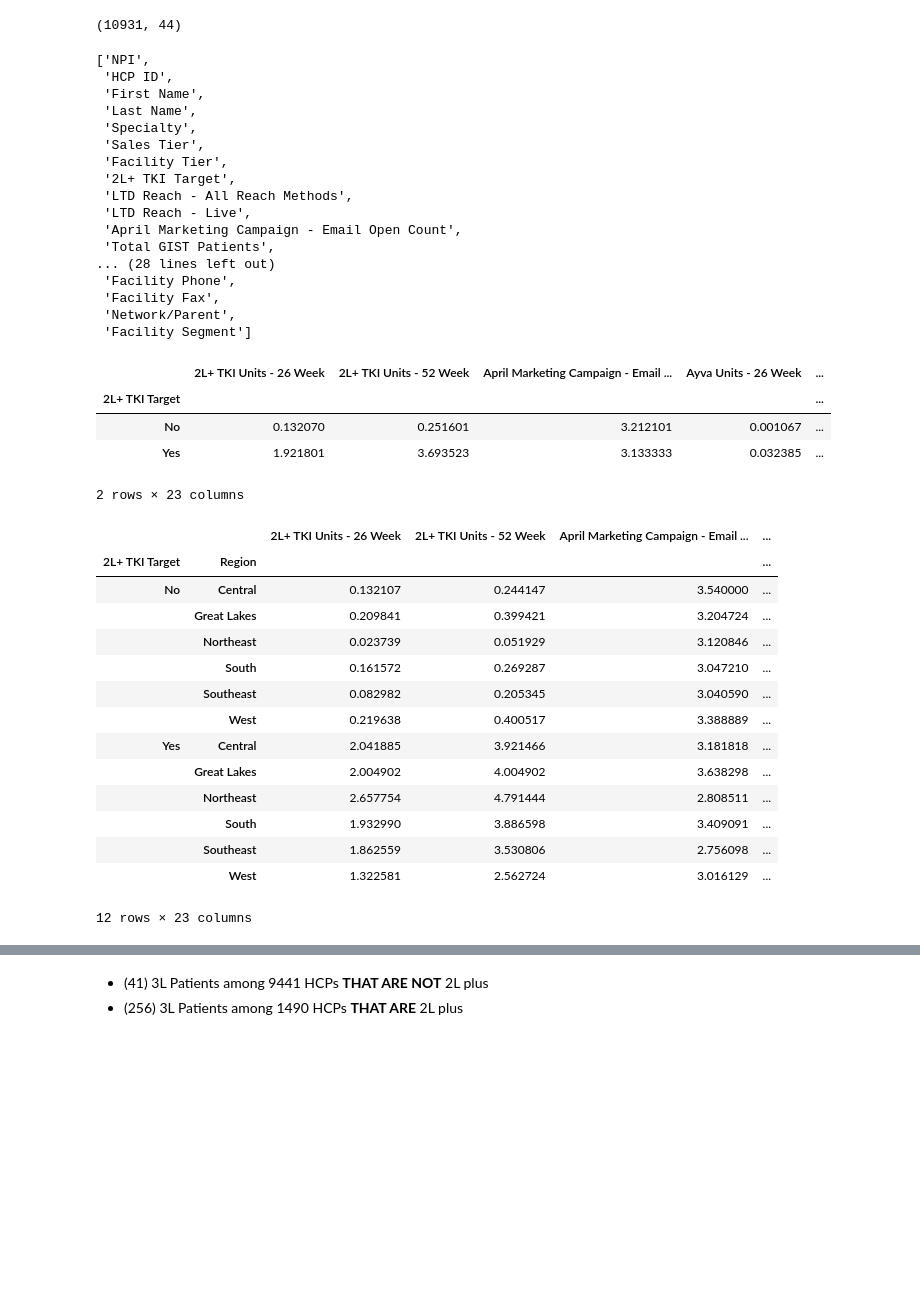
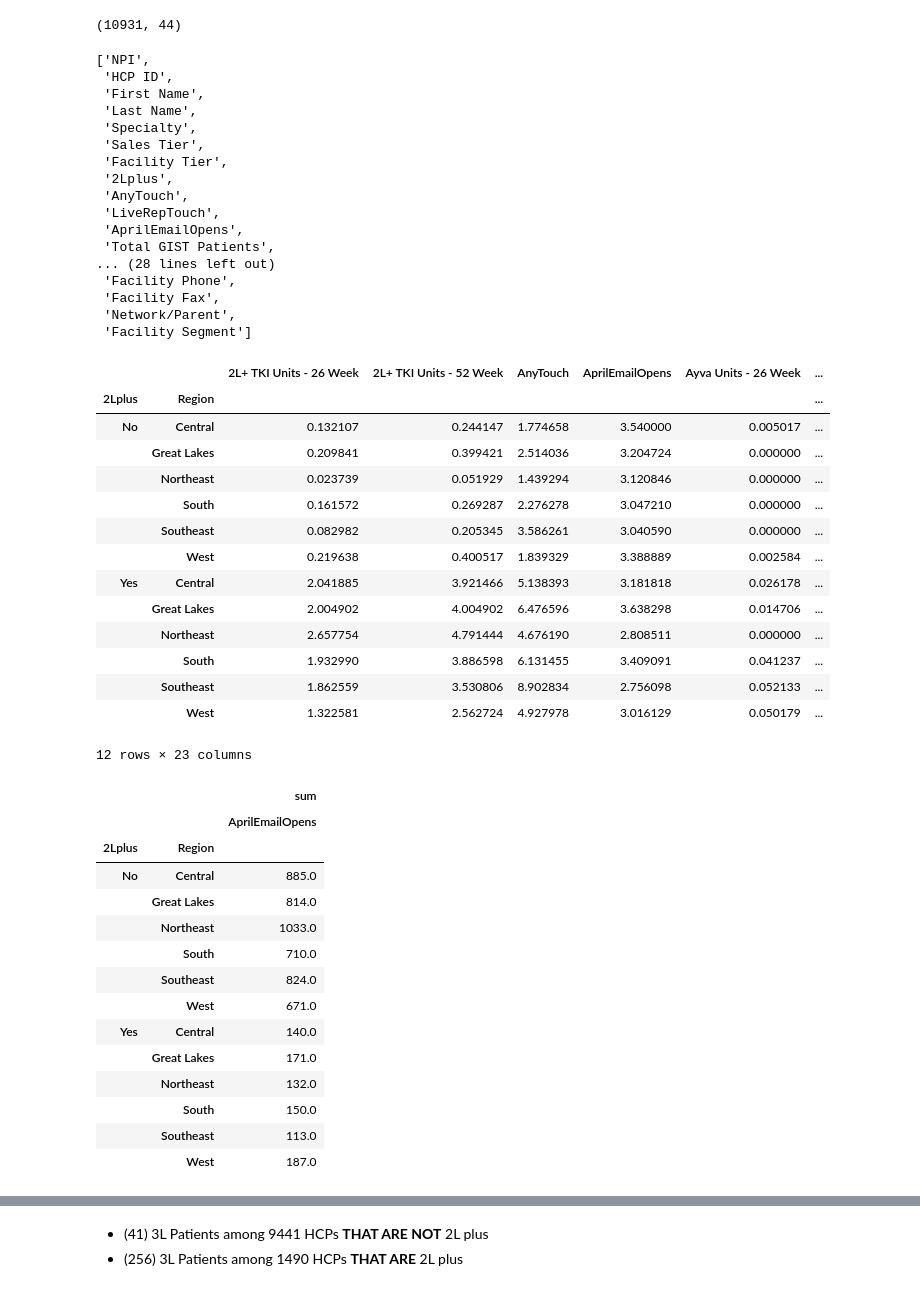
Before and after one commit to xthomas/dataviz, a Jupyter notebook: podcastcount/regions_01.ipynb, the cells around one changed output, grey strips where cells are left out. Saved outputs shown, nothing was run; the diff lists cells and outputs as text; code cells hidden in the pictures; blank space fills up the shorter version.

Commit message:
Updated with some new marketing insights

```diff
--- a/podcastcount/regions_01.ipynb
+++ b/podcastcount/regions_01.ipynb
@@ -7,6 +7,11 @@ df = pd.read_excel("/home/jupyter/src/dataviz/podcastcount/2LMarketBasket.xlsx")
 df.shape
 # %% [output]
 (10931, 44)
+# %%
+df.rename(columns = {'2L+ TKI Target':'2Lplus',
+                     'LTD Reach - Live':'LiveRepTouch',
+                     'LTD Reach - All Reach Methods':'AnyTouch',
+                     'April Marketing Campaign - Email Open Count':'AprilEmailOpens'},inplace = True)
 # %%
 list(df)
 # %% [output]
@@ -17,10 +22,10 @@ list(df)
  'Specialty',
  'Sales Tier',
  'Facility Tier',
- '2L+ TKI Target',
- 'LTD Reach - All Reach Methods',
- 'LTD Reach - Live',
- 'April Marketing Campaign - Email Open Count',
+ '2Lplus',
+ 'AnyTouch',
+ 'LiveRepTouch',
+ 'AprilEmailOpens',
  'Total GIST Patients',
 ... (28 lines left out)
  'Facility Phone',
@@ -28,29 +33,39 @@ list(df)
  'Network/Parent',
  'Facility Segment']
 # %%
-pd.pivot_table(df,index=["2L+ TKI Target"])
+pd.pivot_table(df,index=["2Lplus","Region"])
 # %% [output]
-|  | 2L+ TKI Units - 26 Week | 2L+ TKI Units - 52 Week | April Marketing Campaign - Email ... | Ayva Units - 26 Week | ... |
-| 2L+ TKI Target |  |  |  |  | ... |
-| No | 0.132070 | 0.251601 | 3.212101 | 0.001067 | ... |
-| Yes | 1.921801 | 3.693523 | 3.133333 | 0.032385 | ... |
+|  |  | 2L+ TKI Units - 26 Week | 2L+ TKI Units - 52 Week | AnyTouch | AprilEmailOpens | Ayva Units - 26 Week | ... |
+| 2Lplus | Region |  |  |  |  |  | ... |
+| No | Central | 0.132107 | 0.244147 | 1.774658 | 3.540000 | 0.005017 | ... |
+|  | Great Lakes | 0.209841 | 0.399421 | 2.514036 | 3.204724 | 0.000000 | ... |
+|  | Northeast | 0.023739 | 0.051929 | 1.439294 | 3.120846 | 0.000000 | ... |
+|  | South | 0.161572 | 0.269287 | 2.276278 | 3.047210 | 0.000000 | ... |
+|  | Southeast | 0.082982 | 0.205345 | 3.586261 | 3.040590 | 0.000000 | ... |
+|  | West | 0.219638 | 0.400517 | 1.839329 | 3.388889 | 0.002584 | ... |
+| Yes | Central | 2.041885 | 3.921466 | 5.138393 | 3.181818 | 0.026178 | ... |
+|  | Great Lakes | 2.004902 | 4.004902 | 6.476596 | 3.638298 | 0.014706 | ... |
+|  | Northeast | 2.657754 | 4.791444 | 4.676190 | 2.808511 | 0.000000 | ... |
+|  | South | 1.932990 | 3.886598 | 6.131455 | 3.409091 | 0.041237 | ... |
+|  | Southeast | 1.862559 | 3.530806 | 8.902834 | 2.756098 | 0.052133 | ... |
+|  | West | 1.322581 | 2.562724 | 4.927978 | 3.016129 | 0.050179 | ... |
-2 rows × 23 columns
+12 rows × 23 columns
 # %%
-pd.pivot_table(df,index=["2L+ TKI Target","Region"])
+pd.pivot_table(df,index=["2Lplus","Region"],values=["AprilEmailOpens"],aggfunc=[np.sum])
 # %% [output]
-|  |  | 2L+ TKI Units - 26 Week | 2L+ TKI Units - 52 Week | April Marketing Campaign - Email ... | ... |
-| 2L+ TKI Target | Region |  |  |  | ... |
-| No | Central | 0.132107 | 0.244147 | 3.540000 | ... |
-|  | Great Lakes | 0.209841 | 0.399421 | 3.204724 | ... |
-|  | Northeast | 0.023739 | 0.051929 | 3.120846 | ... |
-|  | South | 0.161572 | 0.269287 | 3.047210 | ... |
-|  | Southeast | 0.082982 | 0.205345 | 3.040590 | ... |
-|  | West | 0.219638 | 0.400517 | 3.388889 | ... |
-| Yes | Central | 2.041885 | 3.921466 | 3.181818 | ... |
-|  | Great Lakes | 2.004902 | 4.004902 | 3.638298 | ... |
-|  | Northeast | 2.657754 | 4.791444 | 2.808511 | ... |
-|  | South | 1.932990 | 3.886598 | 3.409091 | ... |
-|  | Southeast | 1.862559 | 3.530806 | 2.756098 | ... |
-|  | West | 1.322581 | 2.562724 | 3.016129 | ... |
+|  |  | sum |
+|  |  | AprilEmailOpens |
+| 2Lplus | Region |  |
+| No | Central | 885.0 |
+|  | Great Lakes | 814.0 |
+|  | Northeast | 1033.0 |
+|  | South | 710.0 |
+|  | Southeast | 824.0 |
+|  | West | 671.0 |
+| Yes | Central | 140.0 |
+|  | Great Lakes | 171.0 |
+|  | Northeast | 132.0 |
+|  | South | 150.0 |
+|  | Southeast | 113.0 |
+|  | West | 187.0 |
-12 rows × 23 columns
 # %%
```
Also changed, not shown: parts of 9 cells of this notebook.
